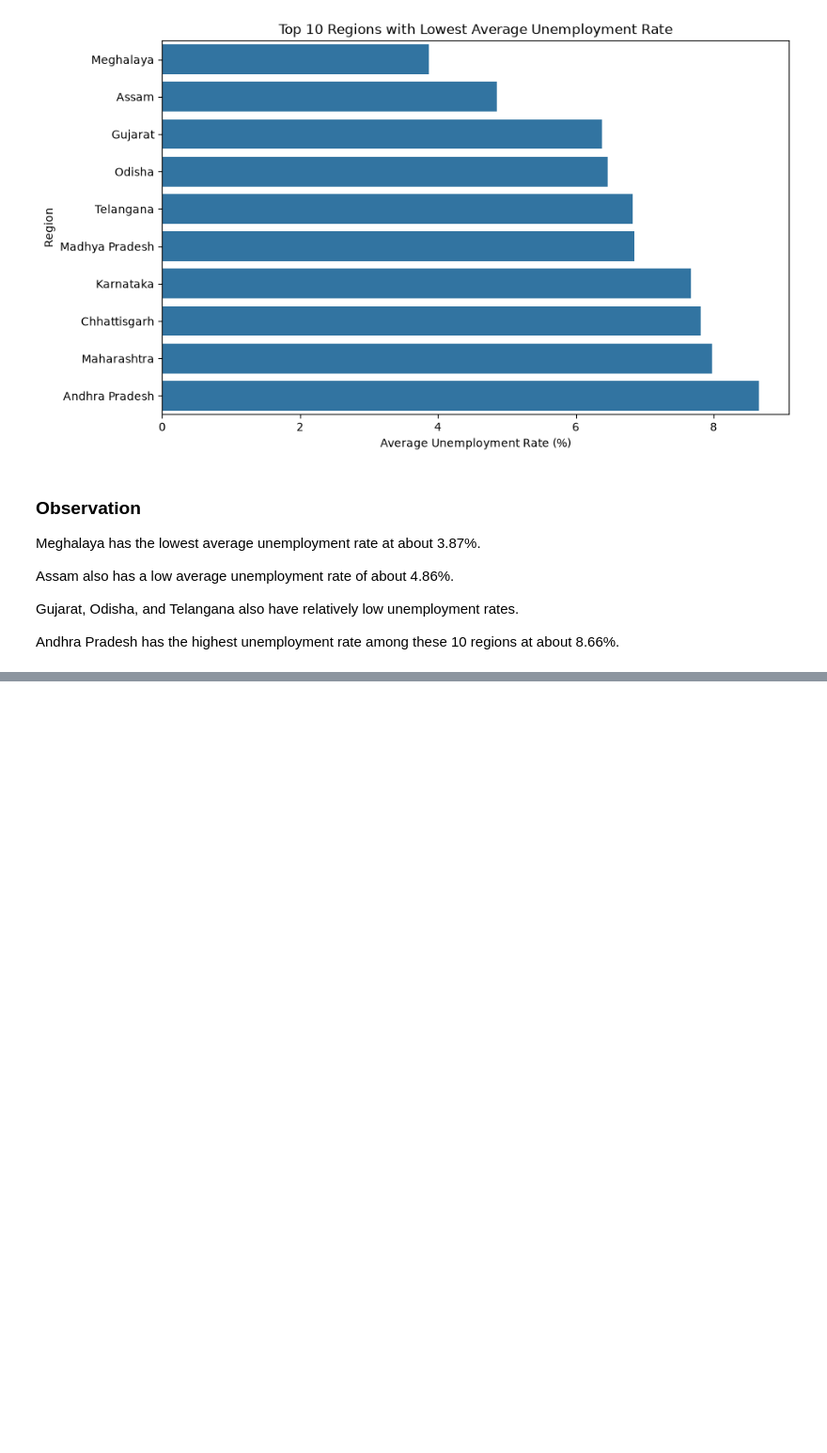
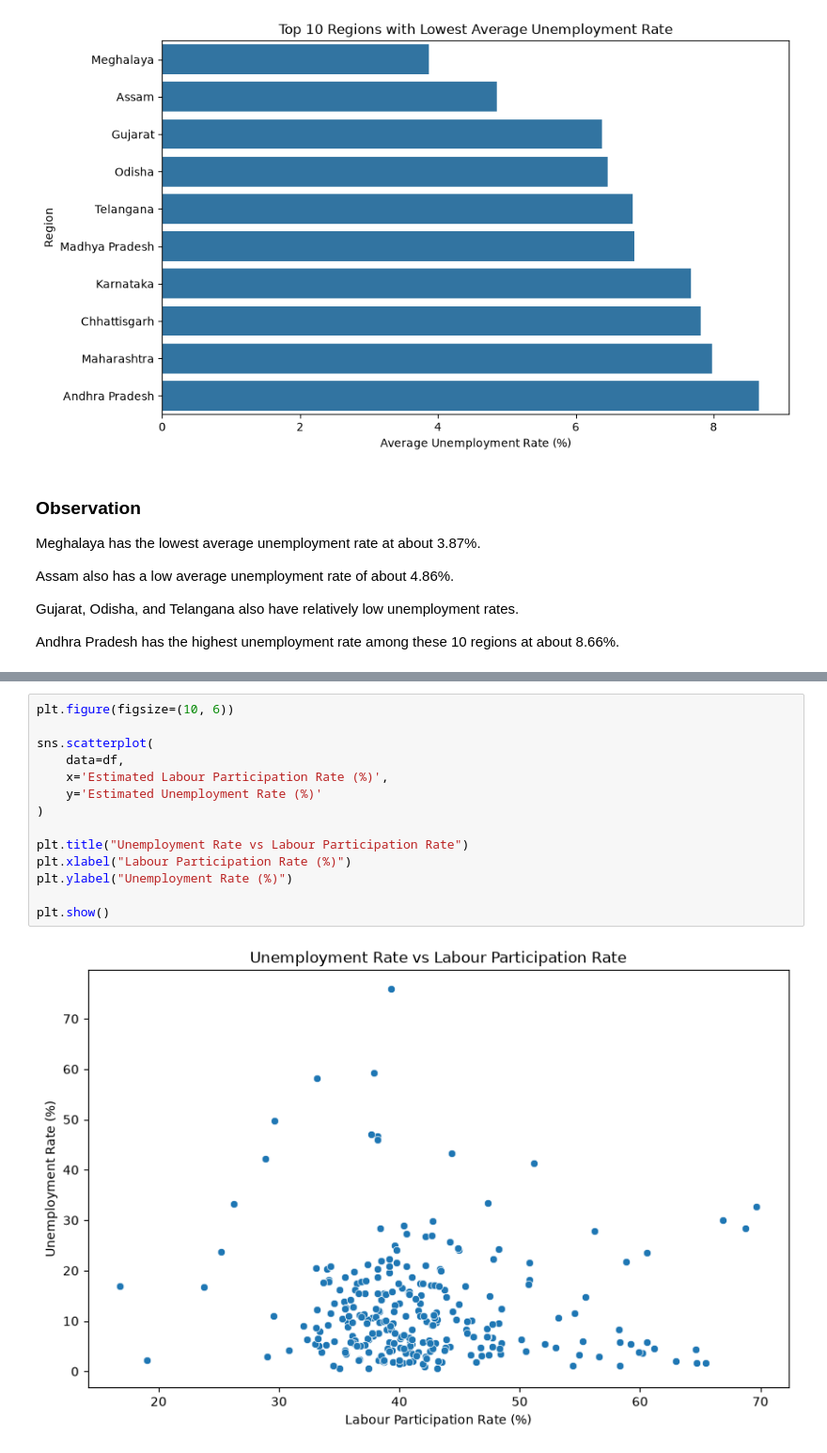
Before and after one commit to Arunbellad-2001/OIBSIP, a Jupyter notebook: DataScience-Task2-UnemploymentAnalysis/Unemployment_Analysis.ipynb, the cells around one changed output, grey strips where cells are left out. Shown at 94% size. Drawn from its saved outputs; the diff is of its cells as text; blank space fills up the shorter version.

Commit message:
updated about Unemployment Rate vs Labour Participation Rate

```diff
--- a/DataScience-Task2-UnemploymentAnalysis/Unemployment_Analysis.ipynb
+++ b/DataScience-Task2-UnemploymentAnalysis/Unemployment_Analysis.ipynb
@@ -717,0 +725,16 @@ at about 8.66%.
+# %%
+plt.figure(figsize=(10, 6))
+
+sns.scatterplot(
+    data=df,
+    x='Estimated Labour Participation Rate (%)',
+    y='Estimated Unemployment Rate (%)'
+)
+
+plt.title("Unemployment Rate vs Labour Participation Rate")
+plt.xlabel("Labour Participation Rate (%)")
+plt.ylabel("Unemployment Rate (%)")
+
+plt.show()
+# %% [output]
+[figure, added]
```
Also changed, not shown: parts of 3 cells of this notebook.
